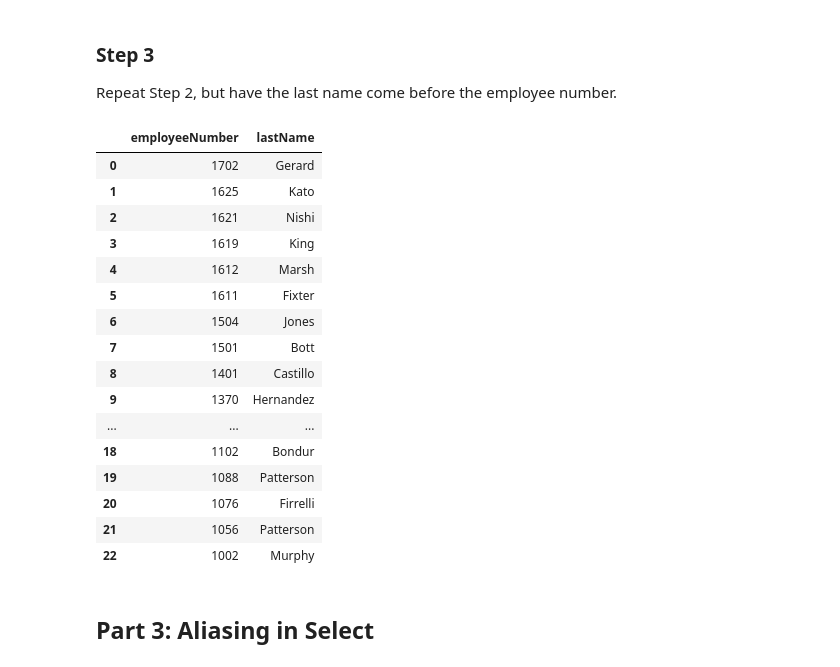
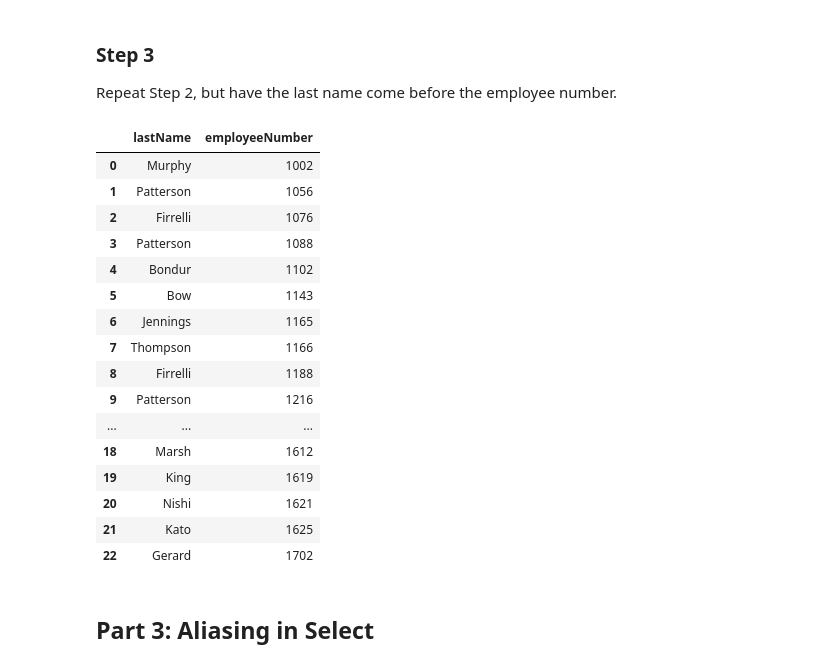
Before and after one commit to JRollins777/DS_Course1_Week1_Module1_SQLSelectLab, a Jupyter notebook: SQLSelectLab.ipynb, the cells around one changed output. Cells and saved outputs as stored; diff of their text form; code cells hidden in the pictures.

```diff
--- a/SQLSelectLab.ipynb
+++ b/SQLSelectLab.ipynb
@@ -91,31 +91,30 @@ Repeat Step 2, but have the last name come before the employee number.
 # %%
 # CodeGrade step3
 # Replace None with your code
 df_reverse = pd.read_sql("""
-SELECT employeeNumber, lastName
+SELECT lastName, employeeNumber
 FROM employees
-ORDER BY employeeNumber DESC
 """,conn)
 
 df_reverse
 # %% [output]
-|  | employeeNumber | lastName |
-| 0 | 1702 | Gerard |
-| 1 | 1625 | Kato |
-| 2 | 1621 | Nishi |
-| 3 | 1619 | King |
-| 4 | 1612 | Marsh |
-| 5 | 1611 | Fixter |
-| 6 | 1504 | Jones |
-| 7 | 1501 | Bott |
-| 8 | 1401 | Castillo |
-| 9 | 1370 | Hernandez |
+|  | lastName | employeeNumber |
+| 0 | Murphy | 1002 |
+| 1 | Patterson | 1056 |
+| 2 | Firrelli | 1076 |
+| 3 | Patterson | 1088 |
+| 4 | Bondur | 1102 |
+| 5 | Bow | 1143 |
+| 6 | Jennings | 1165 |
+| 7 | Thompson | 1166 |
+| 8 | Firrelli | 1188 |
+| 9 | Patterson | 1216 |
 | ... | ... | ... |
-| 18 | 1102 | Bondur |
-| 19 | 1088 | Patterson |
-| 20 | 1076 | Firrelli |
-| 21 | 1056 | Patterson |
-| 22 | 1002 | Murphy |
+| 18 | Marsh | 1612 |
+| 19 | King | 1619 |
+| 20 | Nishi | 1621 |
+| 21 | Kato | 1625 |
+| 22 | Gerard | 1702 |
 # %% [markdown]
 ## Part 3: Aliasing in Select
 # %% [markdown]
```
Also changed, not shown: parts of 2 cells of this notebook.
